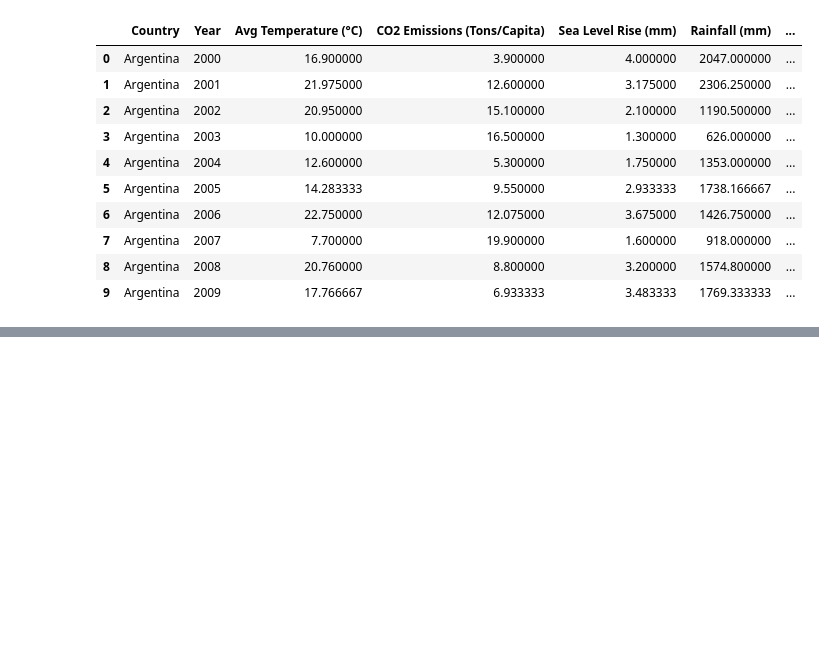
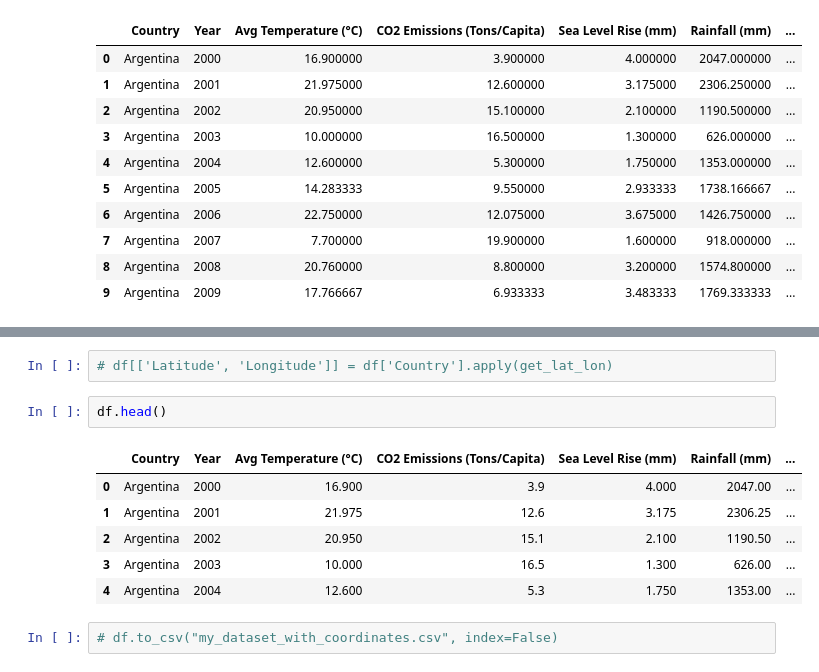
Before and after one commit to ramalahamir/DAV_lab_sessional, a Jupyter notebook: DAV_lab_sessional.ipynb, the cells around one changed output, grey strips where cells are left out. Drawn from its saved outputs; the diff is of its cells as text; blank space fills up the shorter version.

```diff
--- a/DAV_lab_sessional.ipynb
+++ b/DAV_lab_sessional.ipynb
@@ -301,0 +329,13 @@ df.head(10)
+# %%
+# df[['Latitude', 'Longitude']] = df['Country'].apply(get_lat_lon)
+# %%
+df.head()
+# %% [output]
+|  | Country | Year | Avg Temperature (°C) | CO2 Emissions (Tons/Capita) | Sea Level Rise (mm) | Rainfall (mm) | ... |
+| 0 | Argentina | 2000 | 16.900 | 3.9 | 4.000 | 2047.00 | ... |
+| 1 | Argentina | 2001 | 21.975 | 12.6 | 3.175 | 2306.25 | ... |
+| 2 | Argentina | 2002 | 20.950 | 15.1 | 2.100 | 1190.50 | ... |
+| 3 | Argentina | 2003 | 10.000 | 16.5 | 1.300 | 626.00 | ... |
+| 4 | Argentina | 2004 | 12.600 | 5.3 | 1.750 | 1353.00 | ... |
+# %%
+# df.to_csv("my_dataset_with_coordinates.csv", index=False)
```
Also changed, not shown: parts of 4 cells of this notebook.
